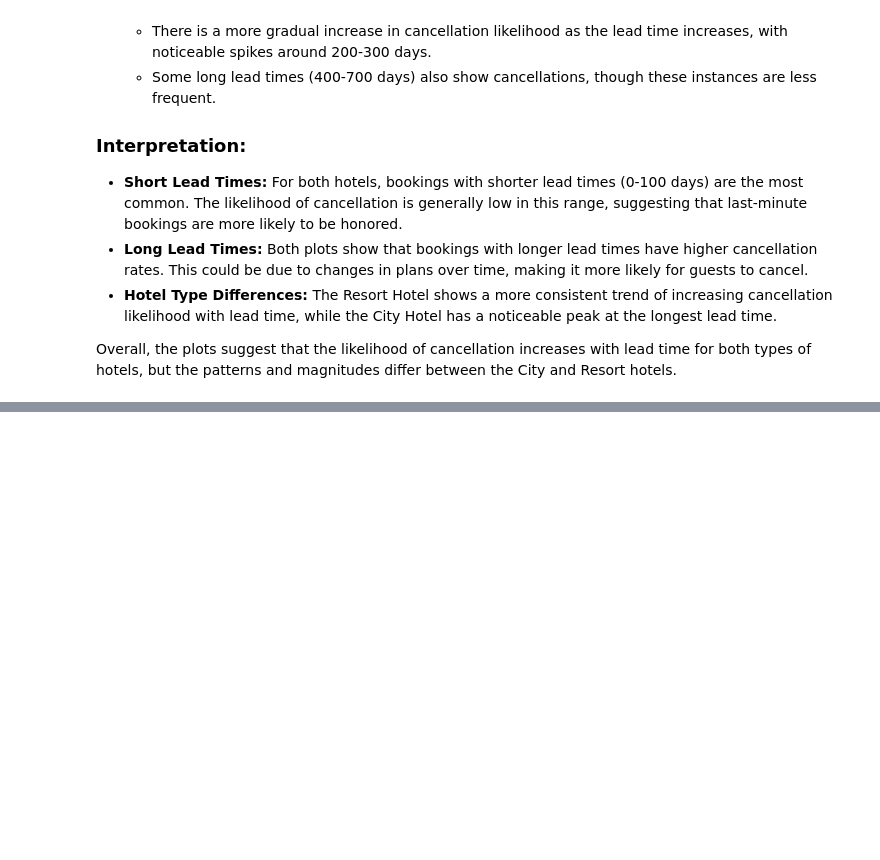
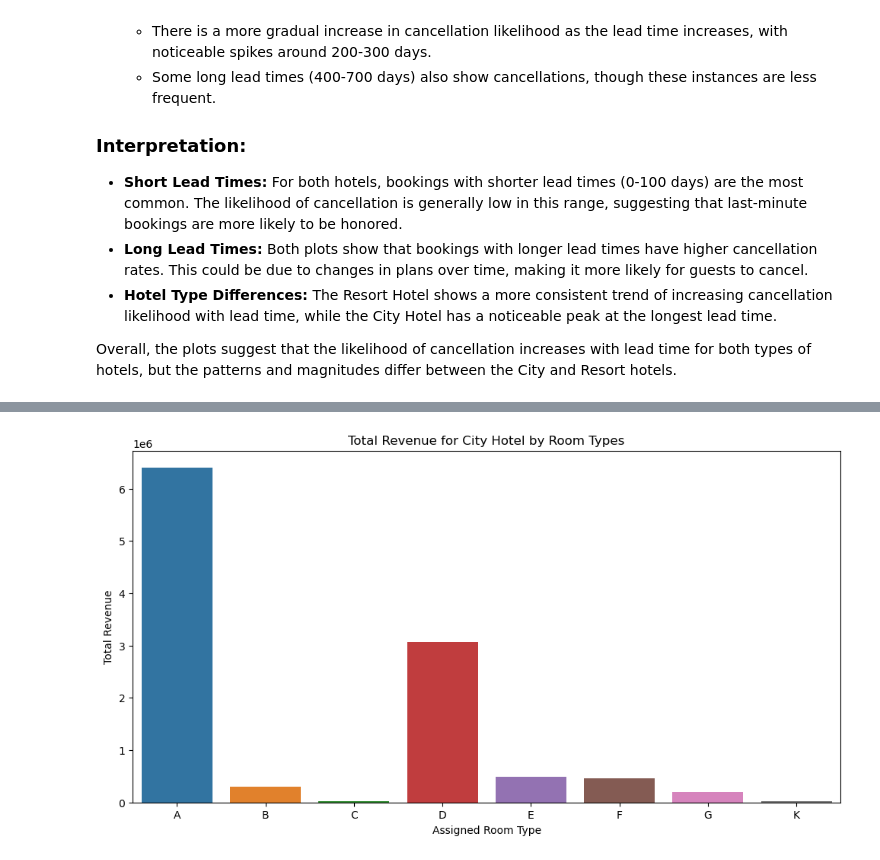
Before and after one commit to pin164/project_1, a Jupyter notebook: hotelbookingsAnalysis.ipynb, the cells around one changed output, grey strips where cells are left out. Drawn from its saved outputs; the diff is of its cells as text; code cells hidden in the pictures; blank space fills up the shorter version.

```diff
--- a/hotelbookingsAnalysis.ipynb
+++ b/hotelbookingsAnalysis.ipynb
@@ -559,0 +653,4 @@ Overall, the plots suggest that the likelihood of cancellation increases with le
+# %%
+#creating a df with only city hotels
+city_hotel_df = df_with_revenue[df_with_revenue['hotel'] == 'City Hotel']
+city_hotel_df.sample(10)
@@ -559,0 +670,22 @@ Overall, the plots suggest that the likelihood of cancellation increases with le
+# %%
+# Calculate the total revenue per room type for city hotel
+city_hotel_room_revenue = city_hotel_df.groupby(['assigned_room_type']).agg({'total_revenue': 'sum'}).reset_index()
+
+# Rename columns for clarity
+city_hotel_room_revenue.columns = ['assigned Room Type', 'total Revenue']
+
+# Set the size of the plot
+plt.figure(figsize=(12, 6))
+
+# Create the bar chart
+sns.barplot(data=city_hotel_room_revenue, x='assigned Room Type', y='total Revenue')
+
+# Set the title and labels
+plt.title('Total Revenue for City Hotel by Room Types')
+plt.xlabel('Assigned Room Type')
+plt.ylabel('Total Revenue')
+
+# Display the bar chart
+plt.show()
+# %% [output]
+[figure, added]
```
Also changed, not shown: parts of 24 cells of this notebook, 6 other files.
